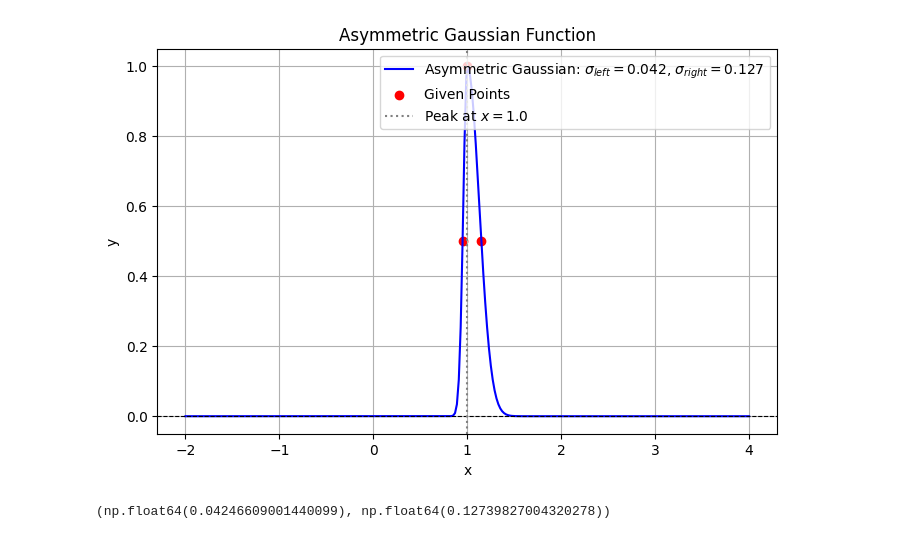
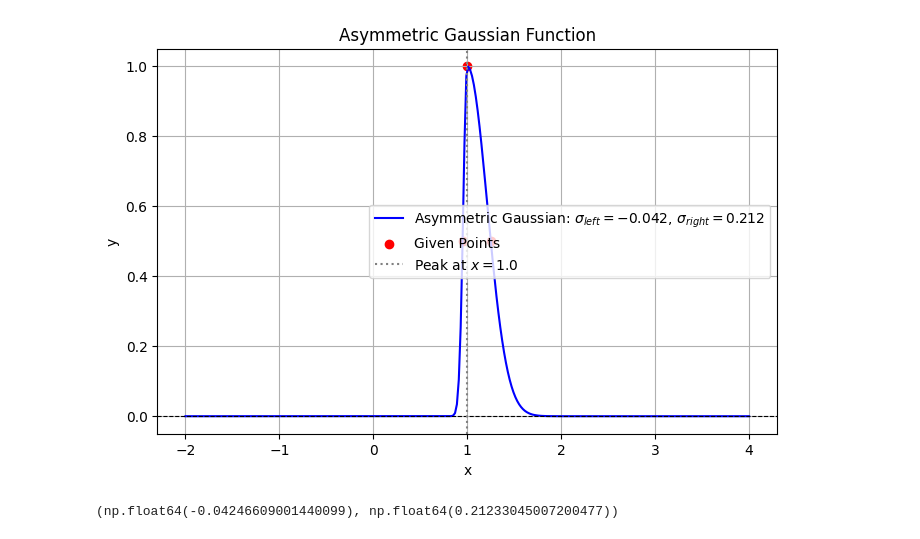
Before and after one commit to beatim-inc/Beatim6Swift, a Jupyter notebook: recommend_function.ipynb, the cells around one changed output. Cells and saved outputs as stored; diff of their text form; code cells hidden in the pictures.

```diff
--- a/recommend_function.ipynb
+++ b/recommend_function.ipynb
@@ -4,7 +4,7 @@ import matplotlib.pyplot as plt
 from scipy import optimize as opt
 
 # 与えられた点
-x_data = np.array([0.95, 1.0, 1.15])
+x_data = np.array([0.95, 1.0, 1.25])
 y_data = np.array([0.5, 1.0, 0.5])
 
 # 非対称な関数として、片側ロジスティック関数の修正を試す
@@ -20,32 +20,32 @@ x0_init = 1.0  # ピーク位置（固定）
 sigma_left_init = 0.15  # 左側の幅（広め）
 sigma_right_init = 0.08  # 右側の幅（狭め）
 
 # 最適化（x=1のピークは固定）
 params, _ = opt.curve_fit(lambda x, sl, sr: asymmetric_gaussian(x, 1.0, 1.0, sl, sr),
                           x_data, y_data, p0=[sigma_left_init, sigma_right_init])
 
 # 最適化されたパラメータ
 sigma_left_opt, sigma_right_opt = params
 
 # x範囲の設定
 x_range = np.linspace(-2, 4, 300)
 y_fit_asym = asymmetric_gaussian(x_range, 1.0, 1.0, sigma_left_opt, sigma_right_opt)
 
 # グラフ描画
 plt.figure(figsize=(8, 5))
 plt.plot(x_range, y_fit_asym, label=f'Asymmetric Gaussian: $\sigma_{{left}}={sigma_left_opt:.3f}$, $\sigma_{{right}}={sigma_right_opt:.3f}$', color='blue')
 plt.scatter(x_data, y_data, color='red', label='Given Points')
 plt.axhline(0, color='black', linestyle='--', linewidth=0.8)
 plt.axvline(1.0, color='gray', linestyle=':', label=f'Peak at $x=1.0$')
 plt.xlabel('x')
 plt.ylabel('y')
 plt.title('Asymmetric Gaussian Function')
 plt.legend()
 plt.grid()
 plt.show()
 
 # 最適化されたパラメータを表示
 sigma_left_opt, sigma_right_opt
 # %% [output]
-[figure, old version]
+[figure, new version]
-(np.float64(0.04246609001440099), np.float64(0.12739827004320278))
+(np.float64(-0.04246609001440099), np.float64(0.21233045007200477))
```
Also changed, not shown: 1 other file.
